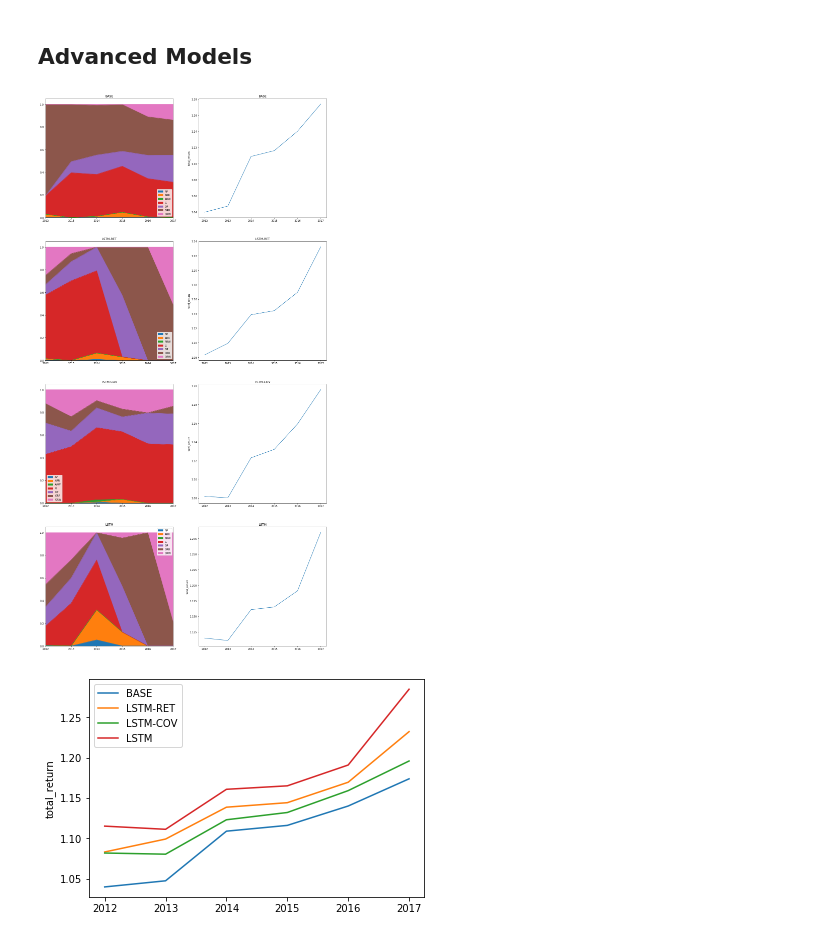
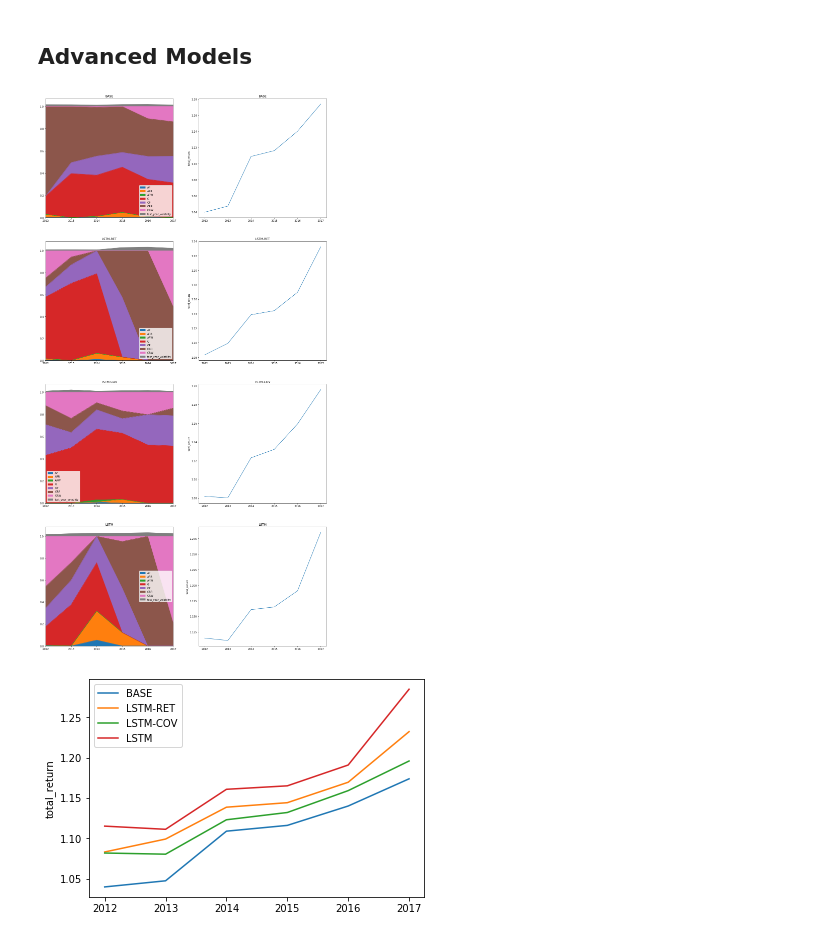
Before and after one commit to kowaalczyk/quant-invest, a Jupyter notebook: ResultsVisualisation.ipynb, the cells around one changed output. Drawn from its saved outputs; the diff is of its cells as text; code cells hidden in the pictures.

Commit message:
Refactor + more visualizations

```diff
--- a/ResultsVisualisation.ipynb
+++ b/ResultsVisualisation.ipynb
@@ -74,19 +74,19 @@ for model in model_names:
     advanced_results[model] = advanced_results[model][advanced_results[model].index >=2012]
     advanced_results[model] = advanced_results[model][advanced_results[model].index <2018]
     totalReturn = [1]
-    for i in advanced_results[model]['returns']:
+    for i in advanced_results[model]['test_year_returns']:
         totalReturn.append(totalReturn[-1] * (1+i))
     advanced_results[model]['total_return'] = totalReturn[1:]
 # %%
 fig, ax = plt.subplots(nrows = 4, ncols = 2)
 for i, title in enumerate(model_names):
-    advanced_results[title].drop(['srri','returns','volatility','total_return'], axis = 1
+    advanced_results[title].drop(['srri','test_year_returns','volatility','total_return'], axis = 1
                                 ).plot(kind='area', stacked=True, title = title, ax = ax[i,0])
     sns.lineplot(x = advanced_results[title]['total_return'].index ,y = advanced_results[title]['total_return'],
                  ax = ax[i,1]).set_title(title)
 fig.set_size_inches(20, 40)
 # %% [output]
-[figure, old version]
+[figure, new version]
 # %%
 for model in model_names:
         sns.lineplot(x = advanced_results[model]['total_return'].index ,y = advanced_results[model]['total_return'], label = model)
```
Also changed, not shown: 9 other files.
